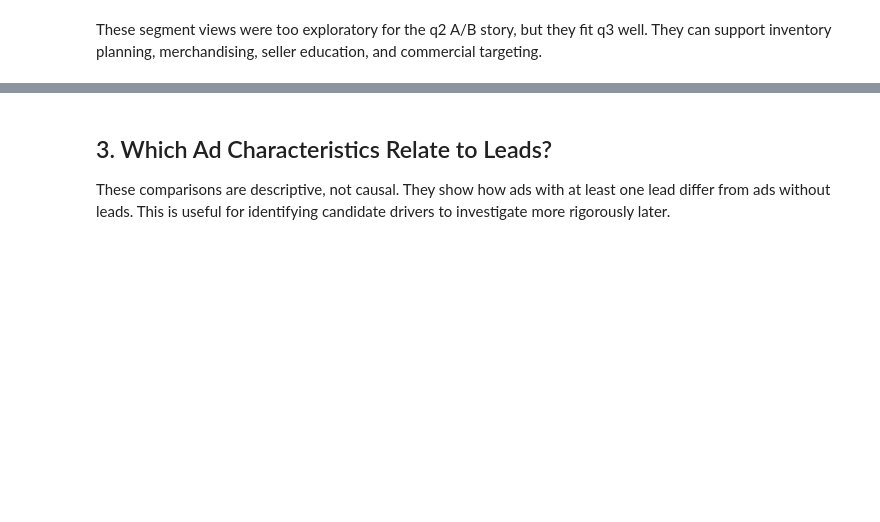
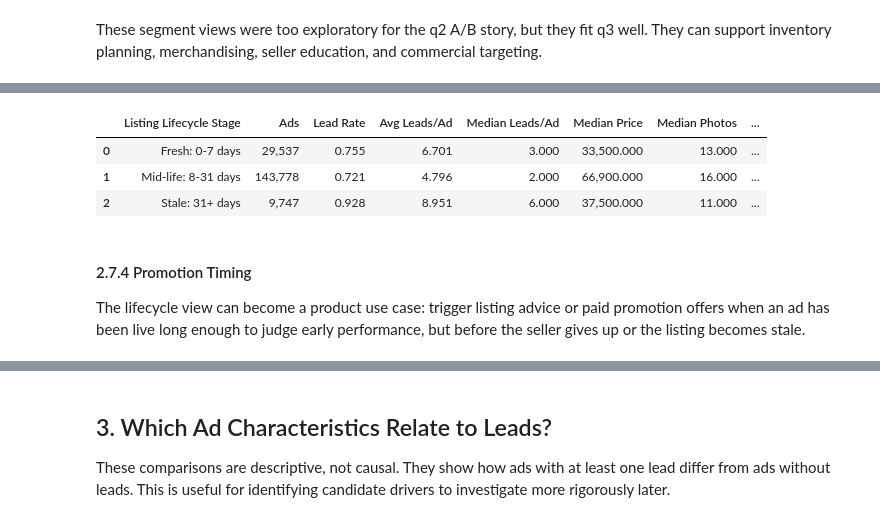
Before and after one commit to omer-t/marktplaats-assignment, a Jupyter notebook: assignments/data_analyst/q3_insights_use_cases.ipynb, the cells around one changed output, grey strips where cells are left out. Saved outputs shown, nothing was run; the diff lists cells and outputs as text; code cells hidden in the pictures; blank space fills up the shorter version.

```diff
--- a/assignments/data_analyst/q3_insights_use_cases.ipynb
+++ b/assignments/data_analyst/q3_insights_use_cases.ipynb
@@ -325,0 +420,32 @@ These segment views were too exploratory for the q2 A/B story, but they fit q3 w
+# %%
+insight_data["listing_lifecycle_stage"] = pd.cut(
+    insight_data["days_live"],
+    bins=[-1, 7, 31, float("inf")],
+    labels=["Fresh: 0-7 days", "Mid-life: 8-31 days", "Stale: 31+ days"],
+)
+
+fresh_stale_summary = (
+    insight_data.groupby("listing_lifecycle_stage", observed=True)
+    .agg(
+        ads=("src_ad_id", "count"),
+        lead_rate=("has_any_lead", "mean"),
+        avg_total_leads=("total_leads", "mean"),
+        median_total_leads=("total_leads", "median"),
+        median_price=("price", "median"),
+        median_photos=("photo_cnt", "median"),
+        median_mileage=("kmstand", "median"),
+    )
+    .reset_index()
+)
+fresh_stale_summary["share_of_ads"] = fresh_stale_summary["ads"] / len(insight_data)
+
+display(helpers.style_table(fresh_stale_summary))
+# %% [output]
+|  | Listing Lifecycle Stage | Ads | Lead Rate | Avg Leads/Ad | Median Leads/Ad | Median Price | Median Photos | ... |
+| 0 | Fresh: 0-7 days | 29,537 | 0.755 | 6.701 | 3.000 | 33,500.000 | 13.000 | ... |
+| 1 | Mid-life: 8-31 days | 143,778 | 0.721 | 4.796 | 2.000 | 66,900.000 | 16.000 | ... |
+| 2 | Stale: 31+ days | 9,747 | 0.928 | 8.951 | 6.000 | 37,500.000 | 11.000 | ... |
+# %% [markdown]
+#### 2.7.4 Promotion Timing
+
+The lifecycle view can become a product use case: trigger listing advice or paid promotion offers when an ad has been live long enough to judge early performance, but before the seller gives up or the listing becomes stale.
```
Also changed, not shown: parts of 25 cells of this notebook, 2 other files.
